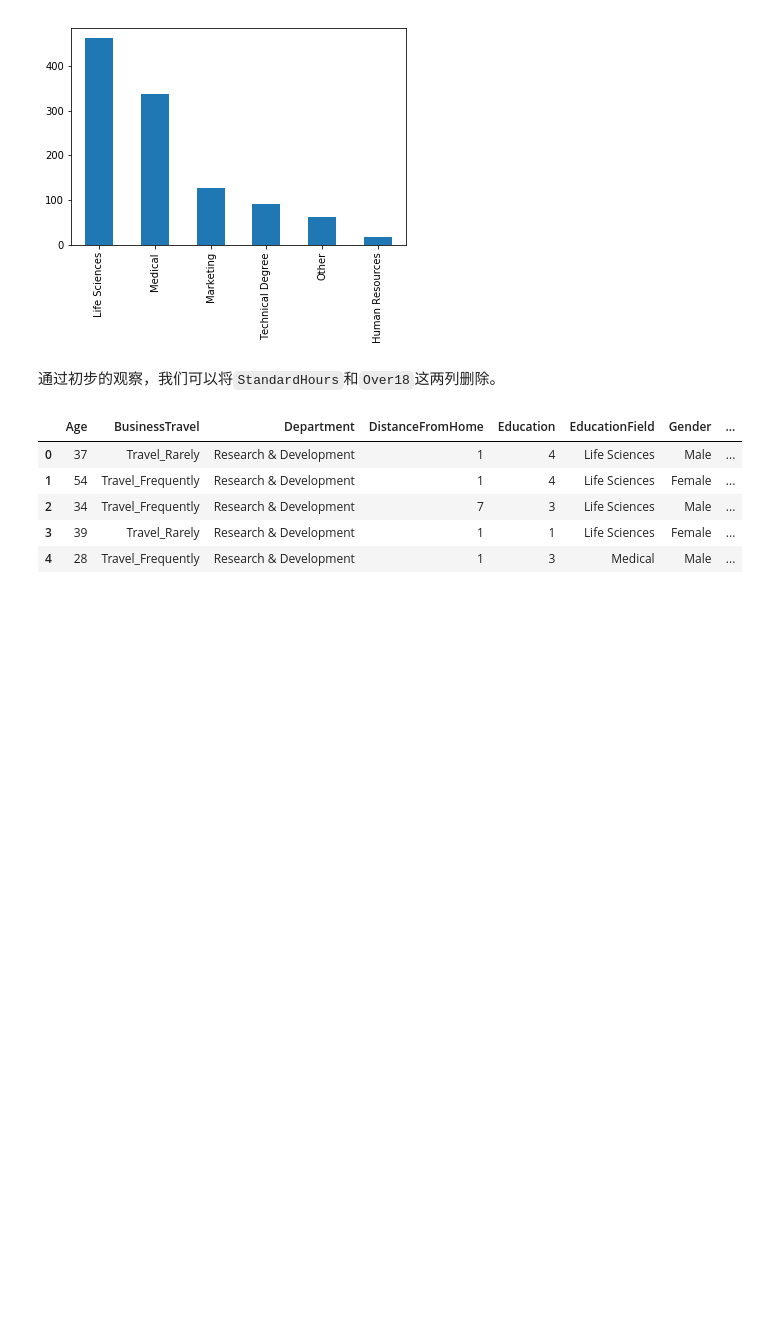
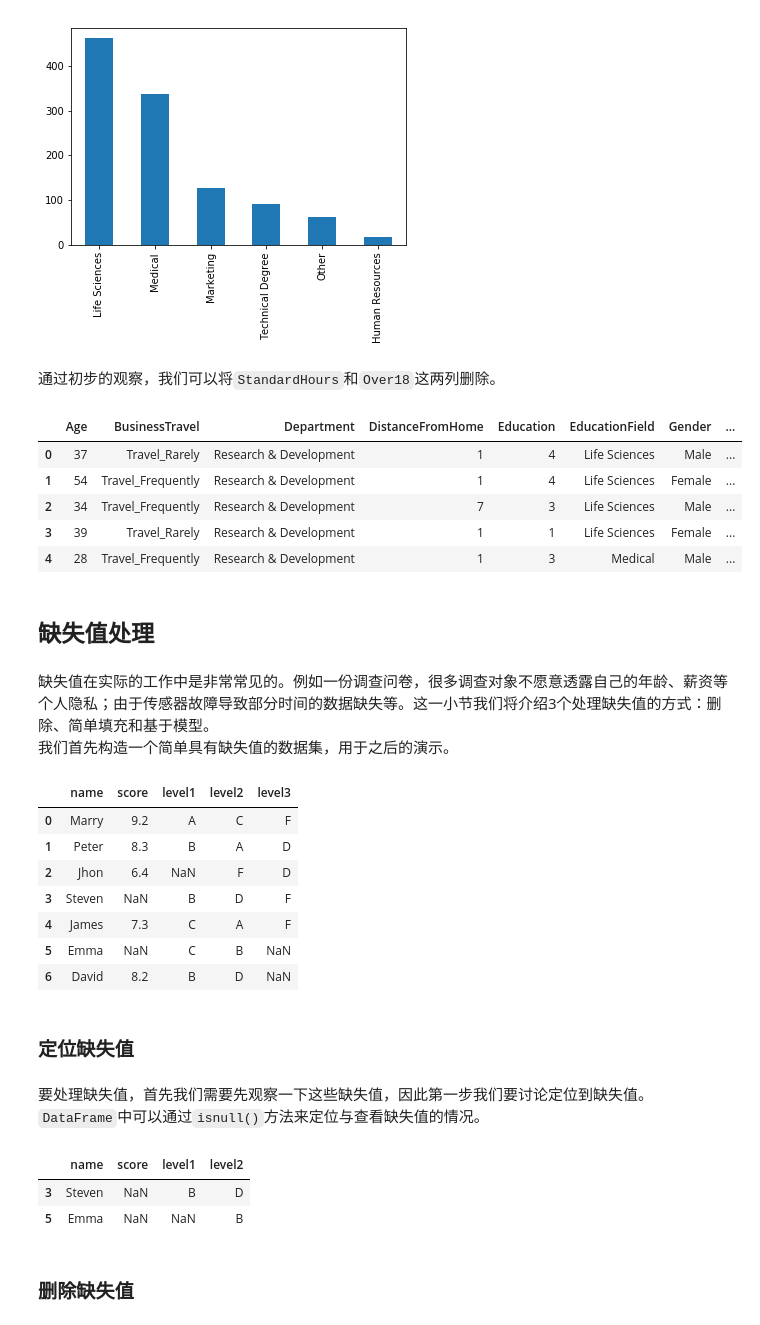
Before and after one commit to snowhyzhang/ml-landing, a Jupyter notebook: Chp 2 - data_preprocessing.ipynb, the cells around one changed output. Drawn from its saved outputs; the diff is of its cells as text; code cells hidden in the pictures; blank space fills up the shorter version.

```diff
--- a/Chp 2 - data_preprocessing.ipynb
+++ b/Chp 2 - data_preprocessing.ipynb
@@ -239,3 +241,43 @@ data.head()
 | 2 | 34 | Travel_Frequently | Research & Development | 7 | 3 | Life Sciences | Male | ... |
 | 3 | 39 | Travel_Rarely | Research & Development | 1 | 1 | Life Sciences | Female | ... |
 | 4 | 28 | Travel_Frequently | Research & Development | 1 | 3 | Medical | Male | ... |
+# %% [markdown]
+## 缺失值处理
+# %% [markdown]
+缺失值在实际的工作中是非常常见的。例如一份调查问卷，很多调查对象不愿意透露自己的年龄、薪资等个人隐私；由于传感器故障导致部分时间的数据缺失等。这一小节我们将介绍3个处理缺失值的方式：删除、简单填充和基于模型。
+我们首先构造一个简单具有缺失值的数据集，用于之后的演示。
+# %%
+# 构造一个具有缺失值的数据集
+import numpy as np
+
+missing_data = pd.DataFrame({
+    'name': ['Marry', 'Peter', 'Jhon', 'Steven', 'James', 'Emma', 'David'],
+    'score': [9.2, 8.3, 6.4, np.nan, 7.3, np.nan, 8.2],
+    'level1': ['A', 'B', np.nan, 'B', 'C', 'C', 'B'],
+    'level2': ['C', 'A', 'F', 'D', 'A', 'B', 'D'],
+    'level3': ['F', 'D', 'D', 'F', 'F', np.nan, np.nan]
+})
+missing_data
+# %% [output]
+|  | name | score | level1 | level2 | level3 |
+| 0 | Marry | 9.2 | A | C | F |
+| 1 | Peter | 8.3 | B | A | D |
+| 2 | Jhon | 6.4 | NaN | F | D |
+| 3 | Steven | NaN | B | D | F |
+| 4 | James | 7.3 | C | A | F |
+| 5 | Emma | NaN | C | B | NaN |
+| 6 | David | 8.2 | B | D | NaN |
+# %% [markdown]
+### 定位缺失值
+# %% [markdown]
+要处理缺失值，首先我们需要先观察一下这些缺失值，因此第一步我们要讨论定位到缺失值。`DataFrame`中可以通过`isnull()`方法来定位与查看缺失值的情况。
+# %%
+# 查看score为缺失值的样本
+
+missing_data[missing_data['score'].isnull()]
+# %% [output]
+|  | name | score | level1 | level2 |
+| 3 | Steven | NaN | B | D |
+| 5 | Emma | NaN | NaN | B |
+# %% [markdown]
+### 删除缺失值
```
Also changed, not shown: parts of 27 cells of this notebook, 1 other file.
